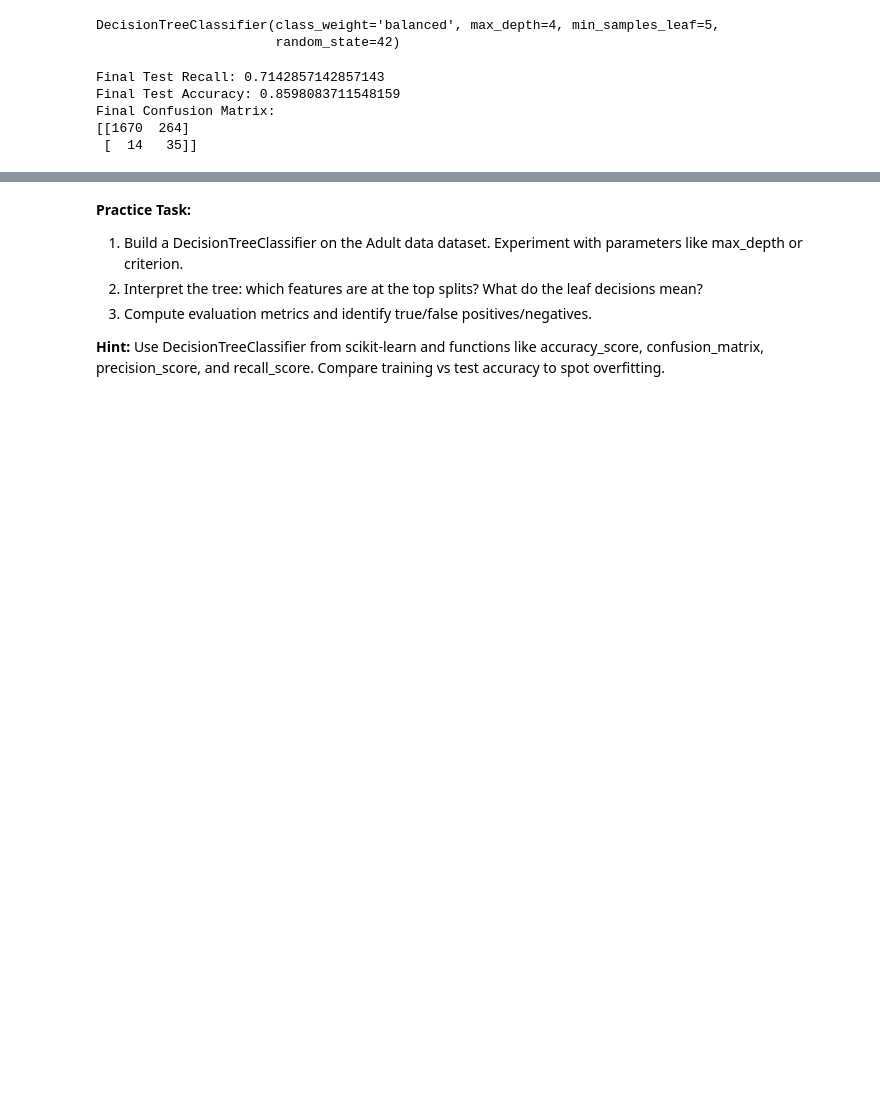
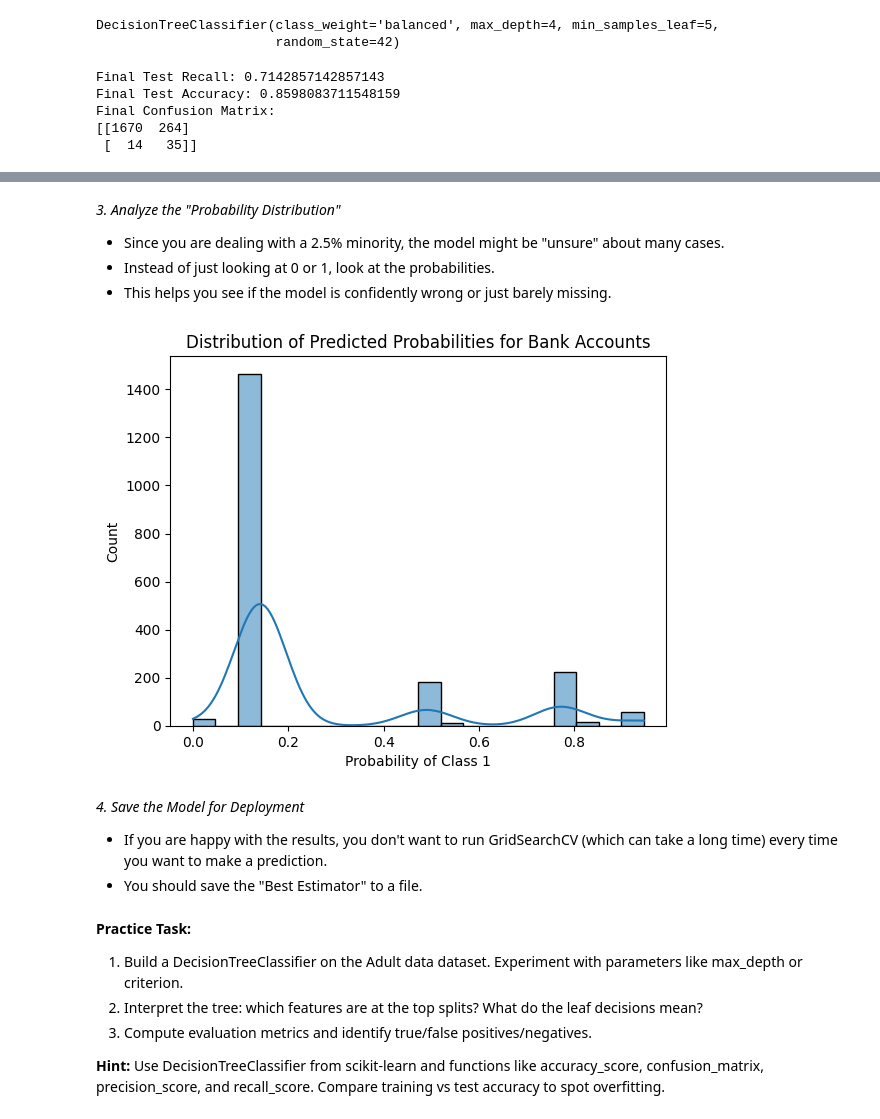
Before and after one commit to datasafariio/AI-bootcamp-fall2025, a Jupyter notebook: Session5/Session5_Supervised_Learning_Classification_(Tree-Based_Models).ipynb, the cells around one changed output, grey strips where cells are left out. Cells and saved outputs as stored; diff of their text form; code cells hidden in the pictures; blank space fills up the shorter version.

```diff
--- a/Session5/Session5_Supervised_Learning_Classification_(Tree-Based_Models).ipynb
+++ b/Session5/Session5_Supervised_Learning_Classification_(Tree-Based_Models).ipynb
@@ -786,0 +897,21 @@ weighted avg       0.97      0.81      0.87      1983
+# %% [markdown]
+*3. Analyze the "Probability Distribution"*
+
+- Since you are dealing with a 2.5% minority, the model might be "unsure" about many cases.
+- Instead of just looking at 0 or 1, look at the probabilities.
+- This helps you see if the model is confidently wrong or just barely missing.
+# %%
+import seaborn as sns
+
+y_probs = best_dt.predict_proba(X_test)[:, 1]
+sns.histplot(y_probs, bins=20, kde=True)
+plt.title('Distribution of Predicted Probabilities for Bank Accounts')
+plt.xlabel('Probability of Class 1')
+plt.show()
+# %% [output]
+[figure, added]
+# %% [markdown]
+*4. Save the Model for Deployment*
+
+- If you are happy with the results, you don't want to run GridSearchCV (which can take a long time) every time you want to make a prediction.
+- You should save the "Best Estimator" to a file.
```
Also changed, not shown: parts of 34 cells of this notebook.
